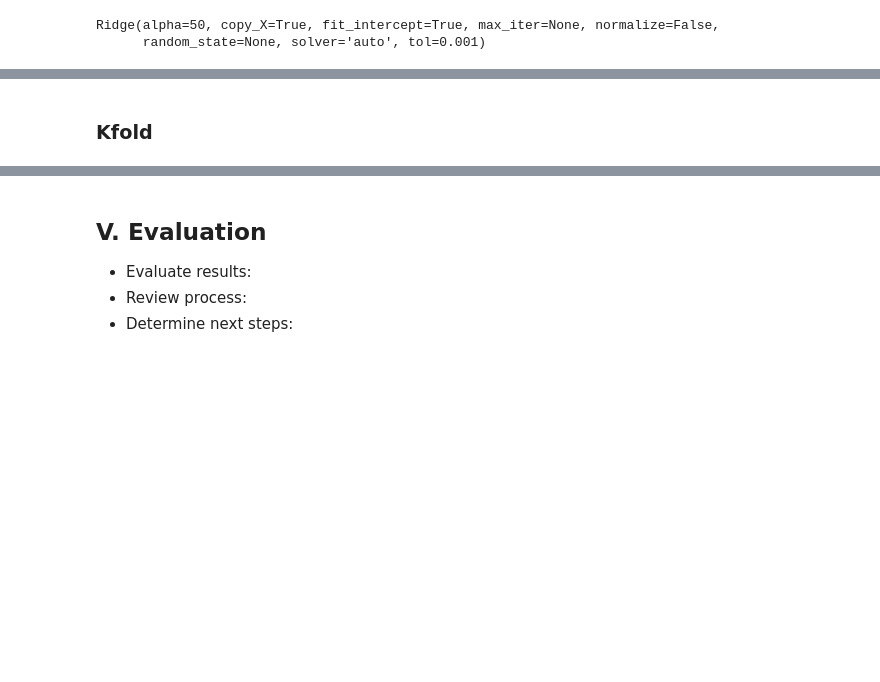
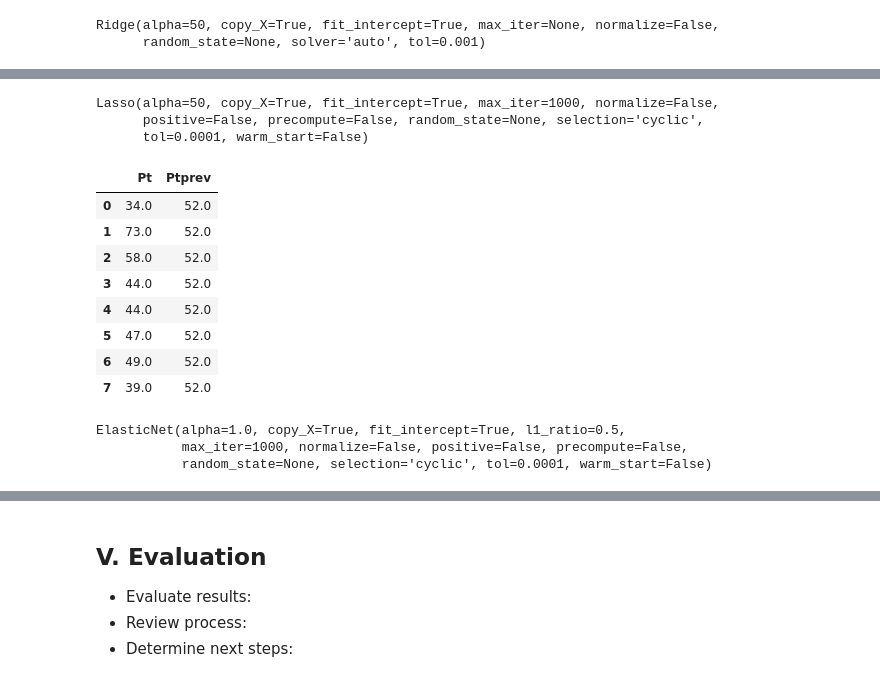
Before and after one commit to CarCesar/AMD, a Jupyter notebook: trabalhoAMD2.ipynb, the cells around one changed output, grey strips where cells are left out. Cells and saved outputs as stored; diff of their text form; code cells hidden in the pictures; blank space fills up the shorter version.

Commit message:
Teste modelos Lasso e EN
Criação dos testes do modelo Lasso e EN

```diff
--- a/trabalhoAMD2.ipynb
+++ b/trabalhoAMD2.ipynb
@@ -607,8 +647,0 @@ D_test = df1.values[y_test,38]
-# %%
-V_rl = LinearRegression()
-E_rl = LinearRegression()
-D_rl = LinearRegression()
-
-V_rl.fit(X_train,V_train)
-E_rl.fit(X_train,E_train)
-D_rl.fit(X_train,D_train)
@@ -641,2 +647,0 @@ ptsrl = LinearRegression()
-# %%
-ptsrl.fit(X_train,df1.values[y_train,39])
@@ -649,2 +647,0 @@ df1.values[y_test,39]
-# %% [markdown]
-### Kfold
@@ -665,0 +648,31 @@ for name, model in models:
+# %%
+#Agora o Lasso
+PtLas_rl = Lasso(alpha = 50, random_state = None)
+PtLas_rl.fit(X_train, Y_train)
+# %% [output]
+Lasso(alpha=50, copy_X=True, fit_intercept=True, max_iter=1000, normalize=False,
+      positive=False, precompute=False, random_state=None, selection='cyclic',
+      tol=0.0001, warm_start=False)
+# %%
+teste2 = pd.DataFrame()
+teste2['Pt'] = Y_validation
+teste2['Ptprev'] = np.around(PtLas_rl.predict(X_validation),0)
+teste2
+#???
+# %% [output]
+|  | Pt | Ptprev |
+| 0 | 34.0 | 52.0 |
+| 1 | 73.0 | 52.0 |
+| 2 | 58.0 | 52.0 |
+| 3 | 44.0 | 52.0 |
+| 4 | 44.0 | 52.0 |
+| 5 | 47.0 | 52.0 |
+| 6 | 49.0 | 52.0 |
+| 7 | 39.0 | 52.0 |
+# %%
+PtEN_rl = ElasticNet(random_state = None)
+PtEN_rl.fit(X_train, Y_train)
+# %% [output]
+ElasticNet(alpha=1.0, copy_X=True, fit_intercept=True, l1_ratio=0.5,
+           max_iter=1000, normalize=False, positive=False, precompute=False,
+           random_state=None, selection='cyclic', tol=0.0001, warm_start=False)
```
Also changed, not shown: parts of 29 cells of this notebook.
